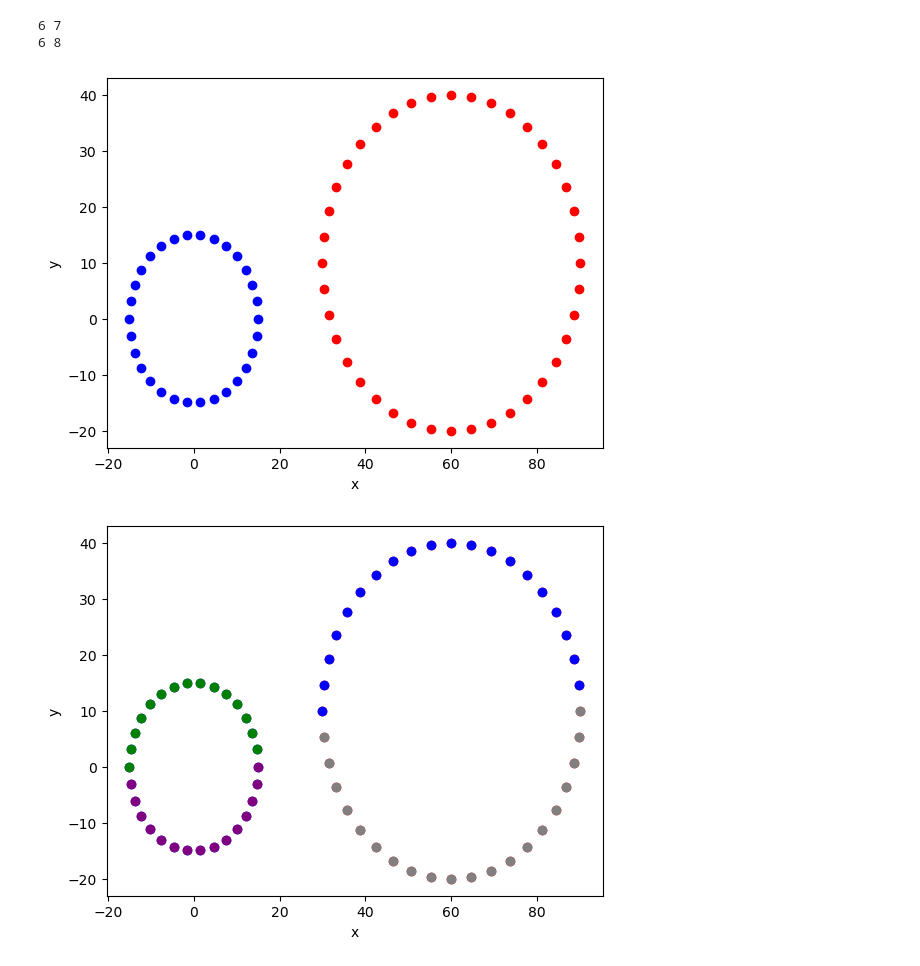
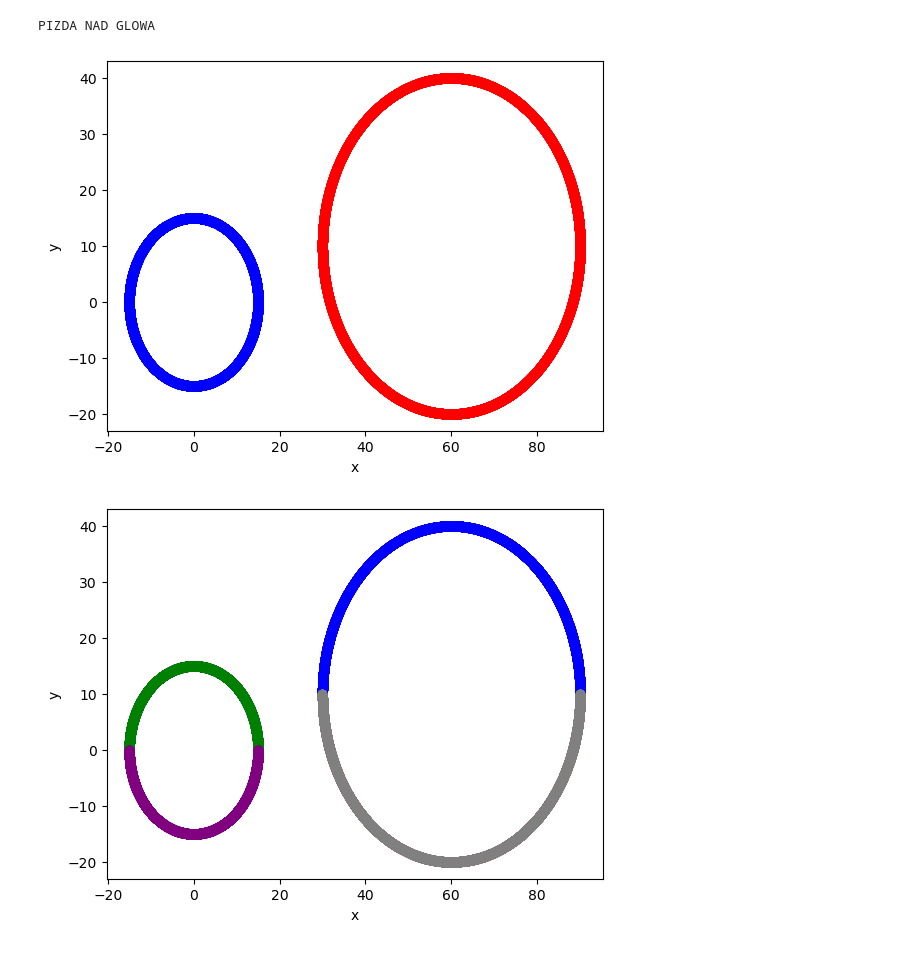
Before and after one commit to Wojciech-Fortuna/Algorytmy-Geometryczne, a Jupyter notebook: Divide & Conquer.ipynb, the cells around one changed output. Cells and saved outputs as stored; diff of their text form; code cells hidden in the pictures.

```diff
--- a/Divide & Conquer.ipynb
+++ b/Divide & Conquer.ipynb
@@ -175,13 +204,13 @@ def bin_search(A, B, p = 1):
                 #print("orient:", "mid_a:", mid_a, "mid_b:", mid_b, "mid_b-1:", mid_b - 1)
                 orient = det_3x3(A[mid_a], B[mid_b], B[mid_b-1])
                 #print(round(orient, 2))
-                if(orient * p > 0):
+                if(orient * p >= 0):
                     right_b, flag = mid_b-1, False
             if(mid_b <= m-2):
                 #print("orient:", "mid_a:", mid_a, "mid_b:", mid_b, "mid_b+1:", mid_b + 1)
                 orient = det_3x3(A[mid_a], B[mid_b], B[mid_b+1])
                 #print(round(orient, 2))
-                if(orient * p > 0):
+                if(orient * p >= 0):
                     left_b, flag = mid_b+1, False
             if(flag):
                 break
@@ -195,19 +224,19 @@ def bin_search(A, B, p = 1):
                 #print("orient:", "mid_a:", mid_a, "mid_b:", mid_b, "mid_a-1", mid_a - 1)
                 orient = det_3x3(A[mid_a], B[mid_b], A[mid_a - 1])
                 #print(round(orient, 2))
-                if(orient*p > 0):
+                if(orient*p >= 0):
                     right_a, flag = mid_a-1, False
             if(mid_a <= n-2):
                 #print("orient:", "mid_a:", mid_a, "mid_b:", mid_b, "mid_a+1:", mid_a + 1)
                 orient = det_3x3(A[mid_a], B[mid_b], A[mid_a + 1])
                 #print(round(orient, 2))
-                if(orient*p > 0):
+                if(orient*p >= 0):
                     left_a, flag = mid_a+1, False
             if(flag):
                 break
         #print("compare", mid_a, mid_b)
         if(check(A, B, mid_a, mid_b, p)):
-            print("WYNIK:", mid_a, mid_b)
+            #print("WYNIK:", mid_a, mid_b)
             return mid_a, mid_b
 # %%
 def Divide_Conquer(points, Visual, col):
@@ -407,8 +410,9 @@ down_total: [(-73.5, 89.5), (-14.9, -31.4), (50.4, -79.2), (87.9, -46.7)]
 # %%
-cipa1 = upper_circle_points((0, 0), 15, 30, 1, 2)
-cipa2 = upper_circle_points((60, 10), 30, 40, 1, 2)
+cipa1 = upper_circle_points((0, 0), 15, 10**4, 1, 6)
+cipa2 = upper_circle_points((60, 10), 30, 10**4, 1, 6)
 cipa1.sort()
 cipa2.sort()
+print("PIZDA NAD GLOWA")
 vis6 = Visualizer()
 vis6.add_point(cipa1, color = "blue")
 vis6.add_point(cipa2, color = "red")
@@ -422,34 +426,33 @@ vis6.add_point(cipa2_down, color = "grey")
 vis6.show()
 x_up, y_up = bin_search(cipa1_up, cipa2_up)
 vis6.add_line([(cipa1_up[x_up], cipa2_up[y_up])], color = "red")
 vis6.show()
 x_down, y_down = bin_search(cipa1_down, cipa2_down, -1)
 vis6.add_line([(cipa1_down[x_down], cipa2_down[y_down])], color = "red")
 vis6.show()
 convex_up = merge(cipa1_up, cipa2_up, x_up, y_up)
 convex_down = merge(cipa1_down, cipa2_down, x_down, y_down)
 vis6.add_point(convex_up, color = "red")
 vis6.add_point(convex_down, color = "cyan")
 vis6.show()
 
 vis7 = Visualizer()
 convex_total = concat_arr(convex_up, convex_down)
 vis7.add_point(cipa1, color = "blue")
 vis7.add_point(cipa2, color = "blue")
 vis7.add_point(convex_total, color = "red")
 add_perimeter(convex_total, vis7, "red")
 vis7.add_point([convex_up[0]], color = "cyan")
 vis7.add_point([convex_down[-1]], color = "pink")
 size = len(convex_total)
 maxi = (-float('inf'), -float('inf'))
 for i in range(1, size, 1):
     if(convex_total[i-1] > convex_total[i]):
         maxi = convex_total[i-1]
         break
 vis7.add_point([maxi], color = "green")
 vis7.show()
 # %% [output]
-6 7
-6 8
+PIZDA NAD GLOWA
-[figure, old version]
+[figure, new version]
-[figure, old version]
+[figure, new version]
```
Also changed, not shown: parts of 8 cells of this notebook.
